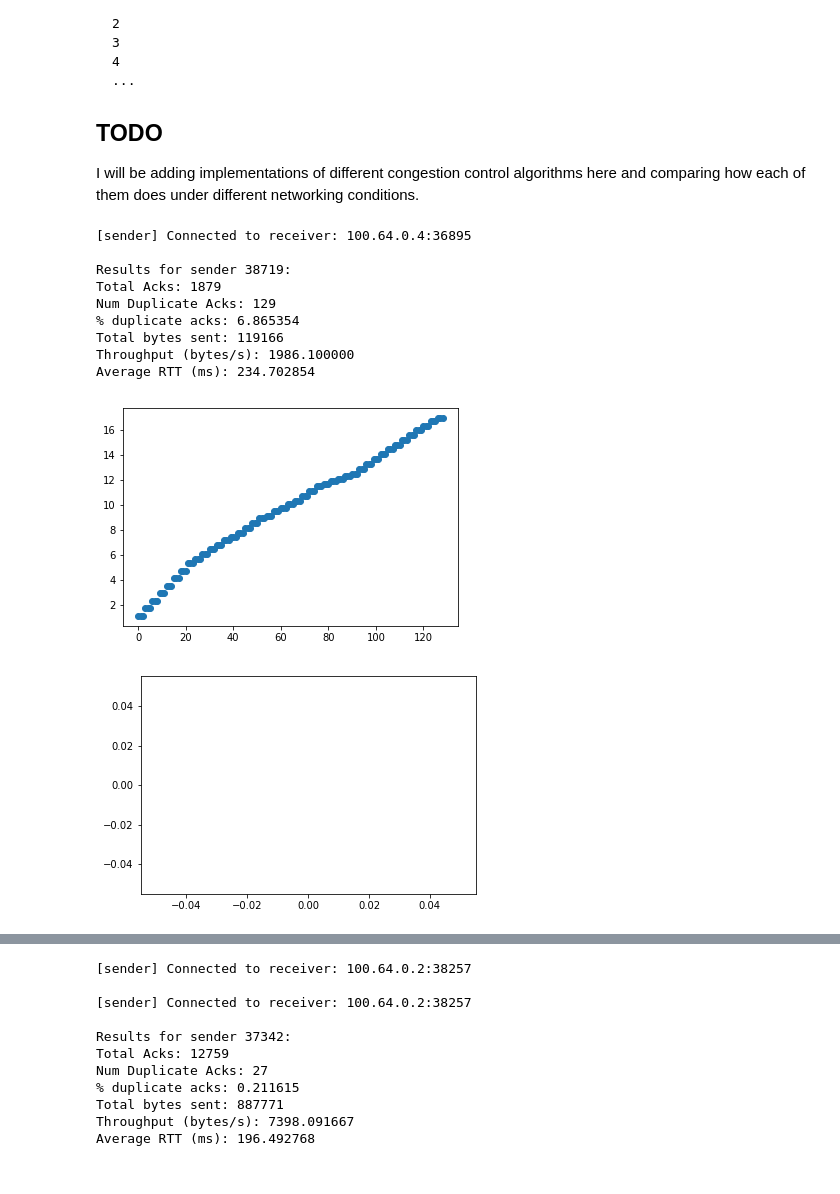
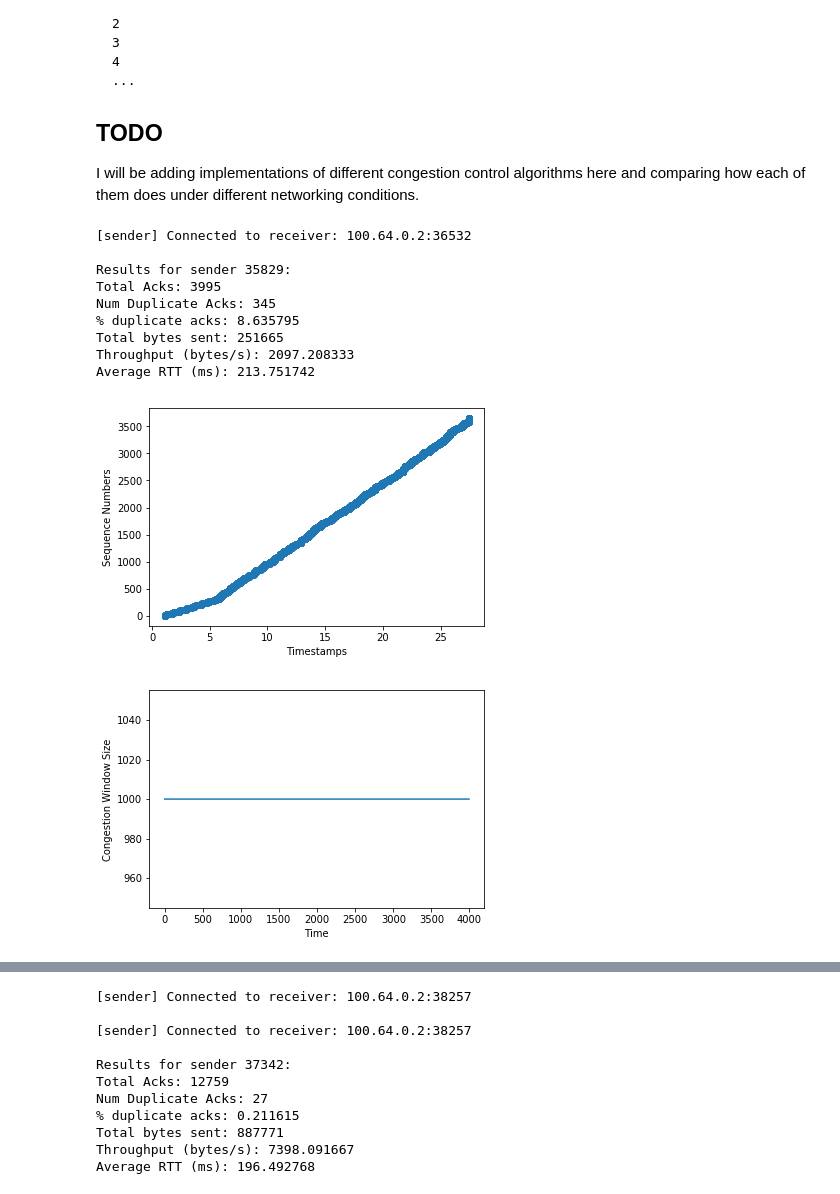
Before and after one commit to squidarth/network-performance-jupyter, a Jupyter notebook: Network-Performance-Testing.ipynb, the cells around one changed output, grey strips where cells are left out. Saved outputs shown, nothing was run; the diff lists cells and outputs as text; code cells hidden in the pictures.

```diff
--- a/Network-Performance-Testing.ipynb
+++ b/Network-Performance-Testing.ipynb
@@ -119,10 +119,19 @@ def print_performance(sender, num_seconds: int):
     print("Total bytes sent: %d" % sender.sent_bytes)
     print("Throughput (bytes/s): %f" % (sender.sent_bytes/num_seconds))
     print("Average RTT (ms): %f" % ((float(sum(sender.rtts))/len(sender.rtts)) * 1000))
-    plt.scatter(range(len(sender.dup_ack_timestamps)), sender.dup_ack_timestamps)
+
+    timestamps = [ ack[0] for ack in sender.times_of_acknowledgements]
+    seq_nums = [ ack[1] for ack in sender.times_of_acknowledgements]
+
+    plt.scatter(timestamps, seq_nums)
+    plt.xlabel("Timestamps")
+    plt.ylabel("Sequence Numbers")
+
     plt.show()
 
     plt.plot(sender.cwnds)
+    plt.xlabel("Time")
+    plt.ylabel("Congestion Window Size")
     plt.show()
     print("")
 # %%
@@ -159,7 +168,8 @@ class Sender(object):
         self.num_duplicate_acks = 0
         self.curr_duplicate_acks = 0
         self.cwnds = []
-        self.dup_ack_timestamps = []
+        # List of tuples of ack_time and seq_num
+        self.times_of_acknowledgements = []
 
 
         if self.cwnd == None:
@@ -238,11 +248,11 @@ class FixedWindowSender(Sender):
             return
 
         self.total_acks += 1
+        self.times_of_acknowledgements.append(((time.time() - self.start_time), ack['seq_num']))
         if self.unacknowledged_packets.get(ack['seq_num']) is None:
             # Duplicate ack
             self.num_duplicate_acks += 1
             self.curr_duplicate_acks += 1
-            self.dup_ack_timestamps.append(time.time() - self.start_time)
 
             if self.curr_duplicate_acks == 3:
                 # Received 3 duplicate acks, retransmit
@@ -254,6 +264,7 @@ class FixedWindowSender(Sender):
             self.sent_bytes += ack['ack_bytes']
             rtt = float(time.time() - ack['send_ts'])
             self.rtts.append(rtt)
+        self.cwnds.append(self.cwnd)
 # %%
 class TahoeSender(Sender):
     def __init__(self, slow_start_thresh: int, initial_cwnd: int, port: int) -> None:
@@ -386,28 +401,28 @@ def run_with_mahi_settings(mahimahi_settings: Dict, seconds_to_run: int, senders
 # %%
 # Test of multiple senders
 
 
 mahimahi_settings = {
     'delay': 88,
     'queue_size': 40,
     'trace_file': TRACE_FILES['2.64MBPS']
 }
 port = get_open_udp_port()
 port2 = get_open_udp_port()
 
-run_with_mahi_settings(mahimahi_settings, 60, [FixedWindowSender(100, port)])
+run_with_mahi_settings(mahimahi_settings, 120, [FixedWindowSender(1000, port)])
 # %% [output]
-[sender] Connected to receiver: 100.64.0.4:36895
+[sender] Connected to receiver: 100.64.0.2:36532
 
-Results for sender 38719:
-Total Acks: 1879
-Num Duplicate Acks: 129
-% duplicate acks: 6.865354
-Total bytes sent: 119166
-Throughput (bytes/s): 1986.100000
-Average RTT (ms): 234.702854
+Results for sender 35829:
+Total Acks: 3995
+Num Duplicate Acks: 345
+% duplicate acks: 8.635795
+Total bytes sent: 251665
+Throughput (bytes/s): 2097.208333
+Average RTT (ms): 213.751742
-[figure, old version]
+[figure, new version]
-[figure, old version]
+[figure, new version]
 # %%
 mahimahi_settings = {
     'delay': 88,
```
Also changed, not shown: parts of 7 cells of this notebook.
